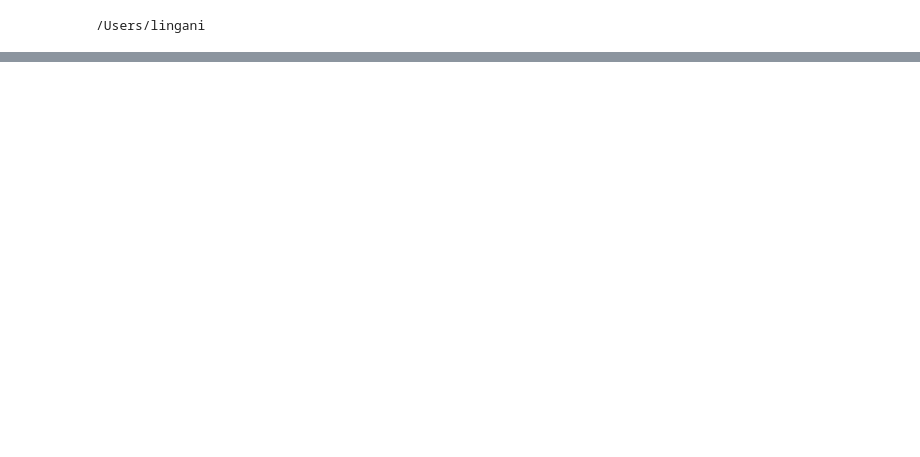
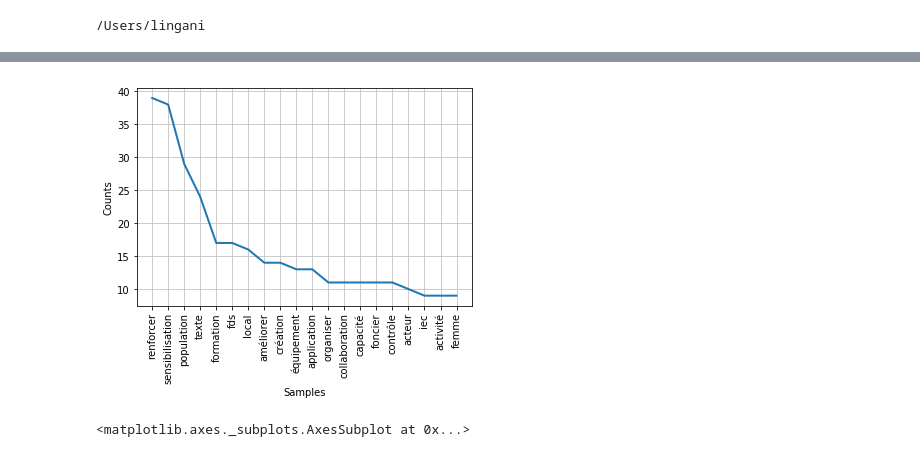
Before and after one commit to lingani/Cocreation-PAN2-Burkina-Faso, a Jupyter notebook: cocreation.ipynb, the cells around one changed output, grey strips where cells are left out. Saved outputs shown, nothing was run; the diff lists cells and outputs as text; code cells hidden in the pictures; blank space fills up the shorter version.

```diff
--- a/cocreation.ipynb
+++ b/cocreation.ipynb
@@ -198,6 +207,9 @@ freq_solutions = nltk.FreqDist(cleaned_tokens_solutions)
 # %%
 # Afficher les graphques de frequence des mots pour les propositions de solutions faites en ligne
-# freq_solutions.plot(20, cumulative=False) # uncomment to see output
+freq_solutions.plot(20, cumulative=False) # uncomment to see output
+# %% [output]
+[figure, added]
+<matplotlib.axes._subplots.AxesSubplot at 0x...>
 # %%
 # Création de nuages de mots sur les consultations en régions
 import os
```
Also changed, not shown: parts of 10 cells of this notebook, 1 other file.
